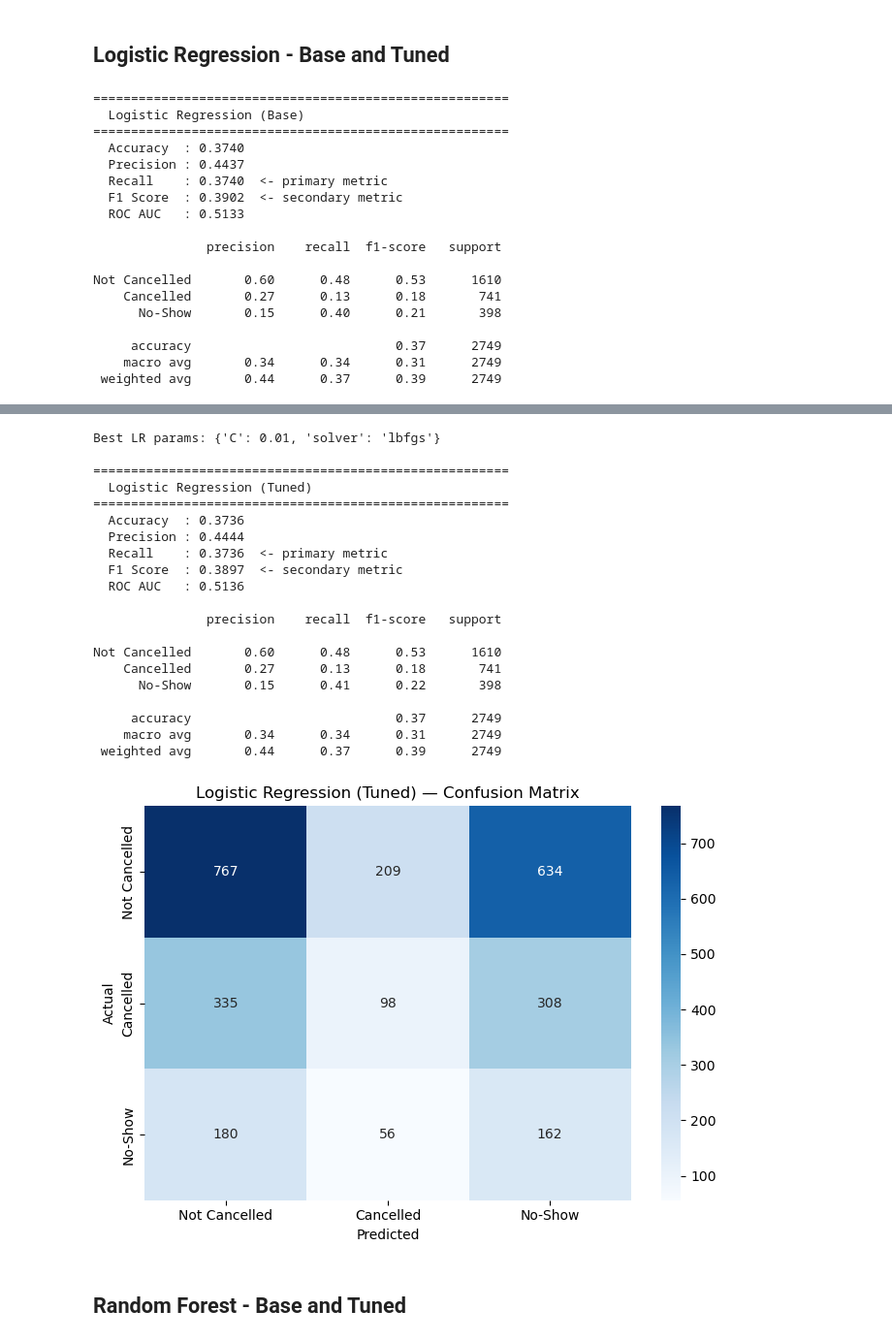
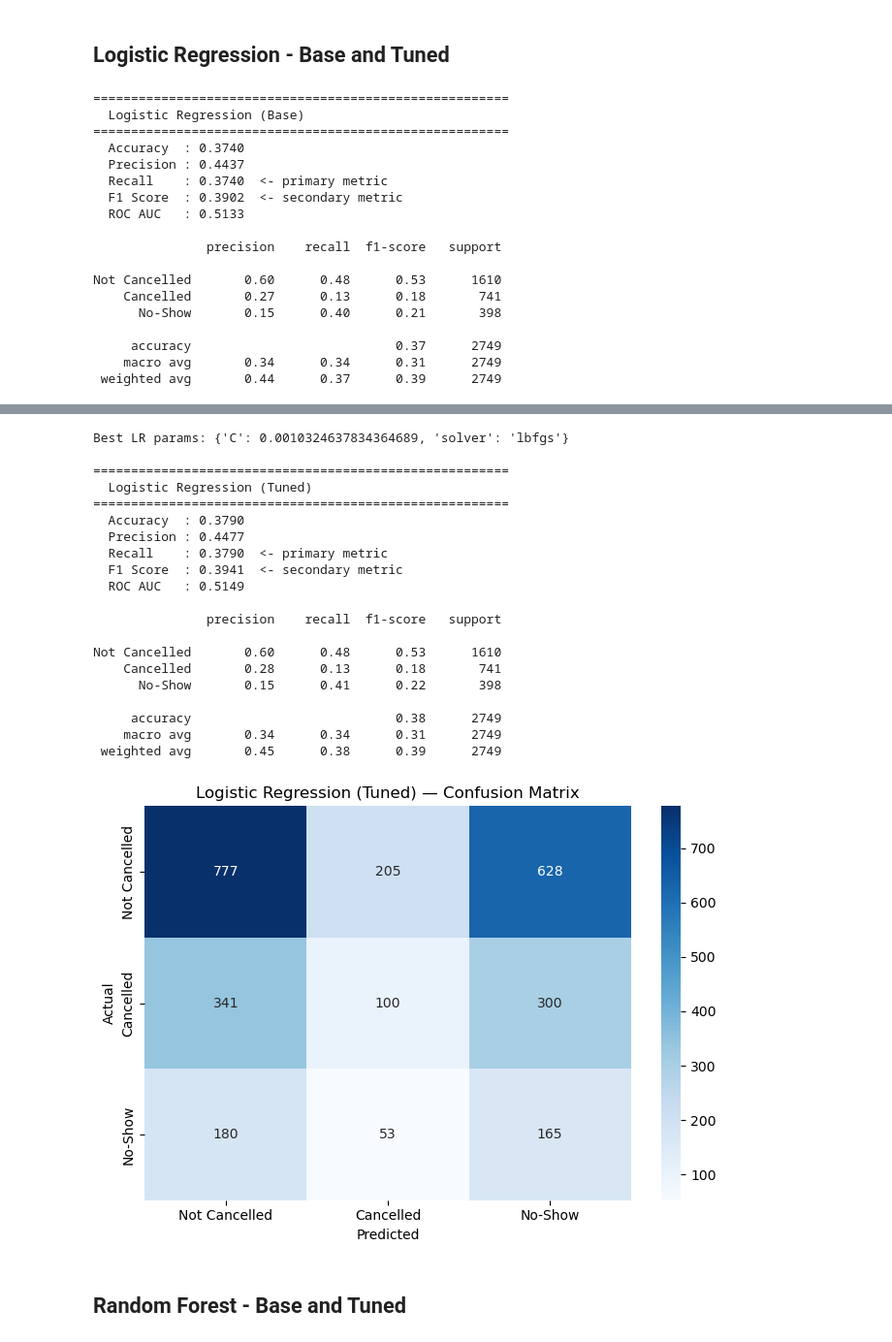
Before and after one commit to deelux-2468/DSPLC-IIT, a Jupyter notebook: Modelling/Modelling part.ipynb, the cells around one changed output, grey strips where cells are left out. Shown at 97% size. Saved outputs shown, nothing was run; the diff lists cells and outputs as text; code cells hidden in the pictures.

```diff
--- a/Modelling/Modelling part.ipynb
+++ b/Modelling/Modelling part.ipynb
@@ -0,0 +1,4 @@
+# %%
+%pip install optuna
+import optuna
+optuna.logging.set_verbosity(optuna.logging.WARNING)
@@ -266,57 +283,60 @@ lr_base.fit(X_train_sm, y_train_sm)
 lr_base_results = evaluate_model('Logistic Regression (Base)', lr_base, X_val_scaled, y_val, 'Blues')
 
 # Tuned
-lr_grid = GridSearchCV(
-    LogisticRegression(class_weight='balanced', max_iter=1000, random_state=42),
-    {'C': [0.01, 0.1, 1, 10], 'solver': ['lbfgs', 'liblinear']},
-    cv=cv, scoring='f1_weighted', n_jobs=-1
-)
-lr_grid.fit(X_train_sm, y_train_sm)
-print("Best LR params:", lr_grid.best_params_)
+def objective_lr(trial):
+    C      = trial.suggest_float('C', 0.001, 100, log=True)
+    solver = trial.suggest_categorical('solver', ['lbfgs', 'liblinear'])
+    model  = LogisticRegression(C=C, solver=solver, class_weight='balanced', max_iter=1000, random_state=42)
+    return cross_val_score(model, X_train_sm, y_train_sm, cv=cv, scoring='f1_weighted', n_jobs=-1).mean()
 
-lr_tuned = lr_grid.best_estimator_
+study_lr = optuna.create_study(direction='maximize')
+study_lr.optimize(objective_lr, n_trials=50)
+print("Best LR params:", study_lr.best_params)
+
+lr_tuned = LogisticRegression(**study_lr.best_params, class_weight='balanced', max_iter=1000, random_state=42)
+lr_tuned.fit(X_train_sm, y_train_sm)
 lr_tuned_results = evaluate_model('Logistic Regression (Tuned)', lr_tuned, X_val_scaled, y_val, 'Blues')
 # %% [output]
 =======================================================
   Logistic Regression (Base)
 =======================================================
   Accuracy  : 0.3740
   Precision : 0.4437
   Recall    : 0.3740  <- primary metric
   F1 Score  : 0.3902  <- secondary metric
   ROC AUC   : 0.5133
 
                precision    recall  f1-score   support
 
 Not Cancelled       0.60      0.48      0.53      1610
     Cancelled       0.27      0.13      0.18       741
       No-Show       0.15      0.40      0.21       398
 
      accuracy                           0.37      2749
     macro avg       0.34      0.34      0.31      2749
  weighted avg       0.44      0.37      0.39      2749
 [figure]
-Best LR params: {'C': 0.01, 'solver': 'lbfgs'}
+Best LR params: {'C': 0.0010324637834364689, 'solver': 'lbfgs'}
 
 =======================================================
   Logistic Regression (Tuned)
 =======================================================
-  Accuracy  : 0.3736
-  Precision : 0.4444
-  Recall    : 0.3736  <- primary metric
-  F1 Score  : 0.3897  <- secondary metric
-  ROC AUC   : 0.5136
+  Accuracy  : 0.3790
+  Precision : 0.4477
+  Recall    : 0.3790  <- primary metric
+  F1 Score  : 0.3941  <- secondary metric
+  ROC AUC   : 0.5149
 
                precision    recall  f1-score   support
 
 Not Cancelled       0.60      0.48      0.53      1610
-    Cancelled       0.27      0.13      0.18       741
+    Cancelled       0.28      0.13      0.18       741
       No-Show       0.15      0.41      0.22       398
 
-     accuracy                           0.37      2749
+     accuracy                           0.38      2749
     macro avg       0.34      0.34      0.31      2749
- weighted avg       0.44      0.37      0.39      2749
+ weighted avg       0.45      0.38      0.39      2749
-[figure, old version]
+[figure, new version]
 # %% [markdown]
 ## Random Forest - Base and Tuned
 # %%
```
Also changed, not shown: parts of 5 cells of this notebook, 2 other files.
